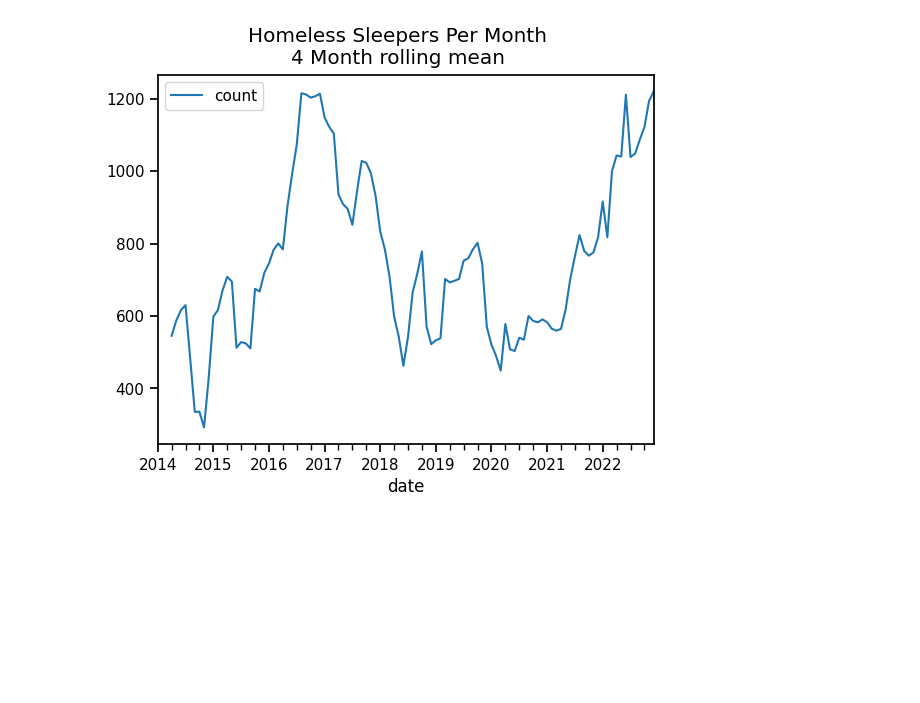
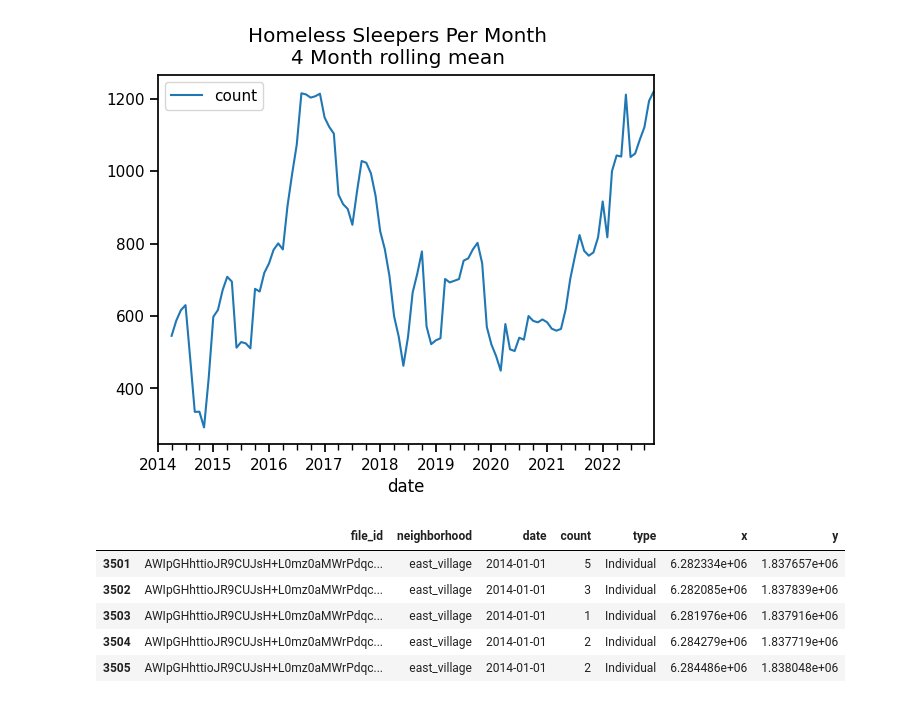
Before and after one commit to metatab-packages/sandiegodata.org-downtown_homeless-source, a Jupyter notebook: notebooks/build.ipynb, the cells around one changed output. Saved outputs shown, nothing was run; the diff lists cells and outputs as text; code cells hidden in the pictures; blank space fills up the shorter version.

```diff
--- a/notebooks/build.ipynb
+++ b/notebooks/build.ipynb
@@ -45,3 +45,13 @@ t.plot()
 plt.suptitle('Homeless Sleepers Per Month\n4 Month rolling mean');
 # %% [output]
 [figure]
+# %%
+counts = counts.sort_values(['date','neighborhood'])
+counts.head()
+# %% [output]
+|  | file_id | neighborhood | date | count | type | x | y |
+| 3501 | AWIpGHhttioJR9CUJsH+L0mz0aMWrPdqc... | east_village | 2014-01-01 | 5 | Individual | 6.282334e+06 | 1.837657e+06 |
+| 3502 | AWIpGHhttioJR9CUJsH+L0mz0aMWrPdqc... | east_village | 2014-01-01 | 3 | Individual | 6.282085e+06 | 1.837839e+06 |
+| 3503 | AWIpGHhttioJR9CUJsH+L0mz0aMWrPdqc... | east_village | 2014-01-01 | 1 | Individual | 6.281976e+06 | 1.837916e+06 |
+| 3504 | AWIpGHhttioJR9CUJsH+L0mz0aMWrPdqc... | east_village | 2014-01-01 | 2 | Individual | 6.284279e+06 | 1.837719e+06 |
+| 3505 | AWIpGHhttioJR9CUJsH+L0mz0aMWrPdqc... | east_village | 2014-01-01 | 2 | Individual | 6.284486e+06 | 1.838048e+06 |
```
Also changed, not shown: parts of 1 cell of this notebook, 2 other files.
